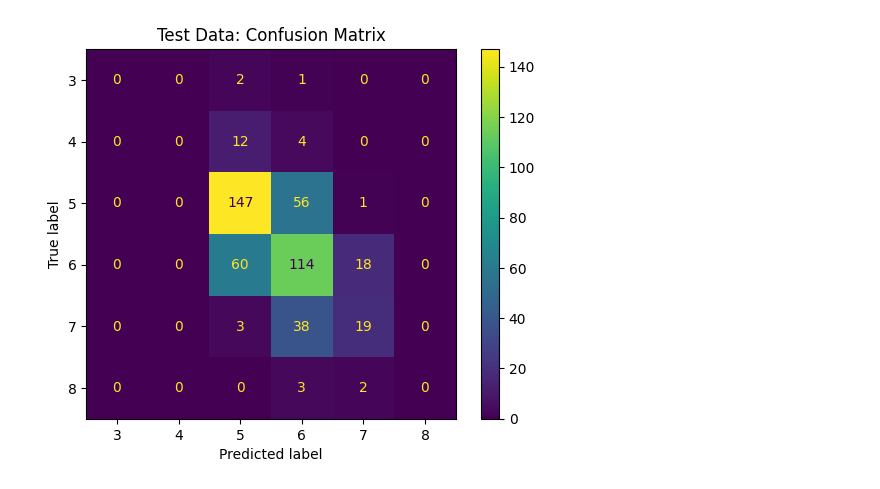
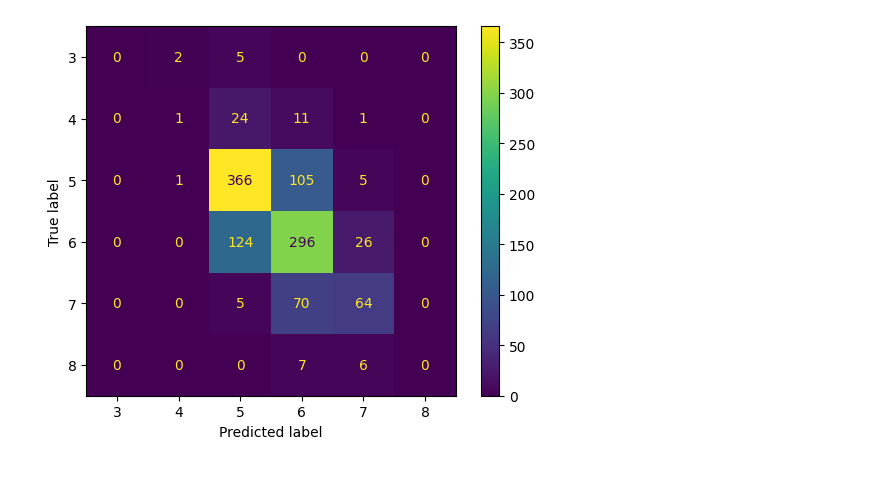
Before and after one commit to pctiope/AI221, a Jupyter notebook: Ensemble_Learning/mex3_1.ipynb, the cells around one changed output. Cells and saved outputs as stored; diff of their text form; code cells hidden in the pictures.

```diff
--- a/Ensemble_Learning/mex3_1.ipynb
+++ b/Ensemble_Learning/mex3_1.ipynb
@@ -135,63 +122,22 @@ weighted avg       0.49      0.59      0.53       480
 # %%
-import numpy as np
-from time import time
-from sklearn import datasets
-import matplotlib.pyplot as plt
-from sklearn.decomposition import PCA
-from matplotlib.colors import ListedColormap
-from scipy.stats import randint, loguniform
-from sklearn.neural_network import MLPClassifier
-from sklearn.inspection import DecisionBoundaryDisplay
-from sklearn.model_selection import train_test_split, cross_val_score
-from sklearn.model_selection import RandomizedSearchCV, RepeatedStratifiedKFold
-from sklearn.metrics import confusion_matrix, ConfusionMatrixDisplay, classification_report
-
-# Split into 70% training, 30% testing
-X_train, X_test, y_train, y_test = train_test_split(X, y, test_size=0.3, random_state=5, stratify=y)
-print(f"Training data: {X_train.shape}, Testing data: {X_test.shape}")
-
-# # Reduce data to 2 principal components
-# pca = PCA(n_components=2)
-# X_train_pca = pca.fit_transform(X_train,y_train)
-# X_test_pca = pca.transform(X_test)
-# X_pca = np.vstack((X_train_pca,X_test_pca))
-
-# # Visualize the reduced training and test data
-# colors = ['#1f77b4', '#ff7f0e', '#2ca02c']
-# for color, i, target_name in zip(colors, [0, 1, 2], target_names):
-#     plt.scatter(X_train_pca[y_train == i, 0], X_train_pca[y_train == i, 1],
-#                 color=color, alpha=0.8, lw=2, label=f"{target_name} train")
-#     plt.scatter(X_test_pca[y_test == i, 0], X_test_pca[y_test == i, 1],
-#                 color=color, alpha=0.8, lw=2, label=f"{target_name} test", marker='x')
-
-# plt.axis([-4, 5, -2, 2])
-# plt.legend(loc="best", shadow=False)
-# plt.title("PCA of IRIS dataset")
-# plt.grid()
-# plt.show()
-
-
-from sklearn.pipeline import Pipeline
-from sklearn.preprocessing import StandardScaler
-
 pipeline = Pipeline(
     steps=[("preprocess", StandardScaler()),
            ("classify", MLPClassifier(max_iter=5000))]
 )
 
-model_params = {'classify__alpha': loguniform(1e-4, 10),
-                'classify__solver': ['sgd','adam'],
-                'classify__hidden_layer_sizes': randint(4,16),
-                'classify__activation': ['identity','logistic','tanh','relu']}
+model_params = {
+    'classify__alpha': loguniform(1e-4, 10),
+    'classify__solver': ['sgd','adam'],
+    'classify__hidden_layer_sizes': [
+        (100,),
+        (50, 25),
+        (32, 16, 8),
+        (64, 32)
+    ],
+    'classify__activation': ['tanh','relu']
+}
 
-# cv = RepeatedStratifiedKFold(n_splits=5, n_repeats=3)
-
-# n_iter = 50
-# random_search = RandomizedSearchCV(pipeline, cv=cv,
-#                                    param_distributions=model_params,
-#                                    n_iter=n_iter, verbose=3)
-
-n_iter = 50
+n_iter = 20
 random_search = RandomizedSearchCV(pipeline,
                                    param_distributions=model_params,
                                    n_iter=n_iter, verbose=3)
@@ -201,20 +147,22 @@ random_search.fit(X_train, y_train)
 print("RandomizedSearchCV took %.2f seconds for %d candidates parameter settings."
         % ((time() - start), n_iter))
 
-# Print best parameters after tuning
 print(random_search.best_params_)
-
-# Print how our model looks after hyper-parameter tuning
 print(random_search.best_estimator_)
 
-random_predictions = random_search.predict(X_test)
+mlp_classifier_best = random_search.best_estimator_
 
-# print classification report
-print(classification_report(y_test, random_predictions))
+print(f"Training accuracy = {mlp_classifier_best.score(X_train, y_train)}")
+print('Training Classification Report')
+print(classification_report(y_train, mlp_classifier_best.predict(X_train)))
+print('Test Confusion Matrix')
+ConfusionMatrixDisplay.from_estimator(mlp_classifier_best, X_train, y_train)
+plt.show()
 
-cfm = confusion_matrix(y_test, random_predictions)
-cm_display = ConfusionMatrixDisplay(confusion_matrix=cfm, display_labels=np.sort(y_test.unique()))
-cm_display.plot()
-plt.title('Test Data: Confusion Matrix')
+print(f"Test accuracy = {mlp_classifier_best.score(X_test, y_test)}")
+print('Test Classification Report')
+print(classification_report(y_test, mlp_classifier_best.predict(X_test)))
+print('Test Confusion Matrix')
+ConfusionMatrixDisplay.from_estimator(mlp_classifier_best, X_test, y_test)
 plt.show()
 # %% [output]
@@ -238 +186 @@ weighted avg       0.55      0.58      0.56       480
-[figure, old version]
+[figure, new version]
```
Also changed, not shown: parts of 6 cells of this notebook, 6 other files.
